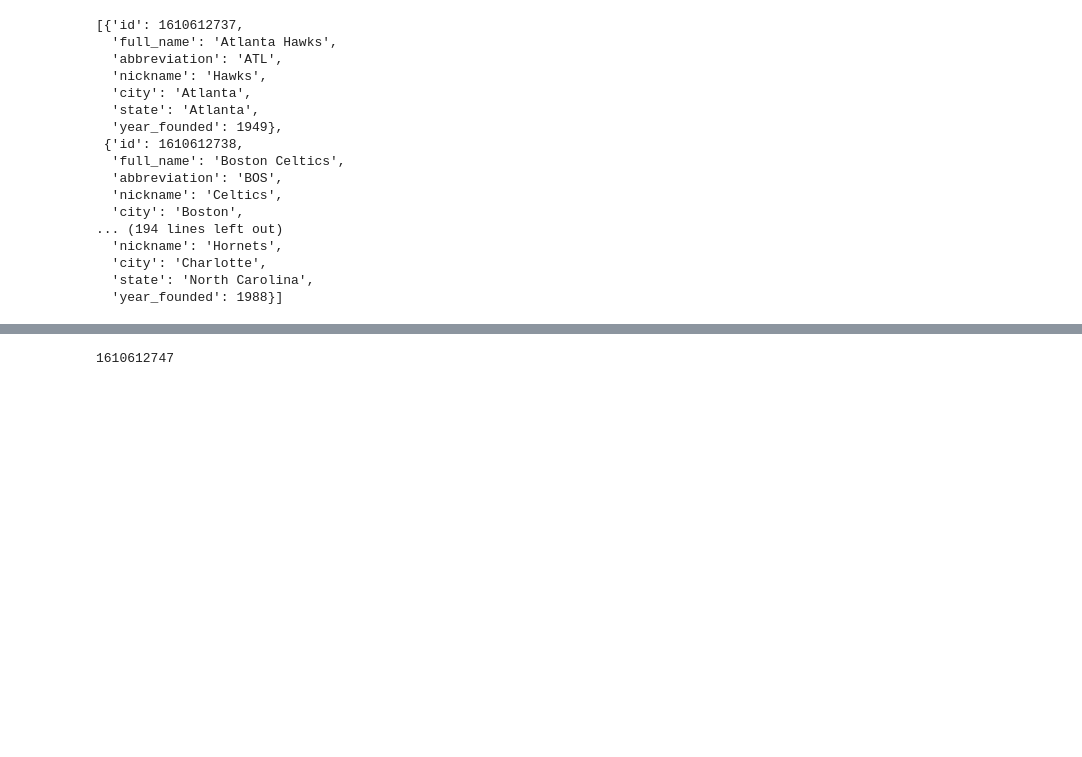
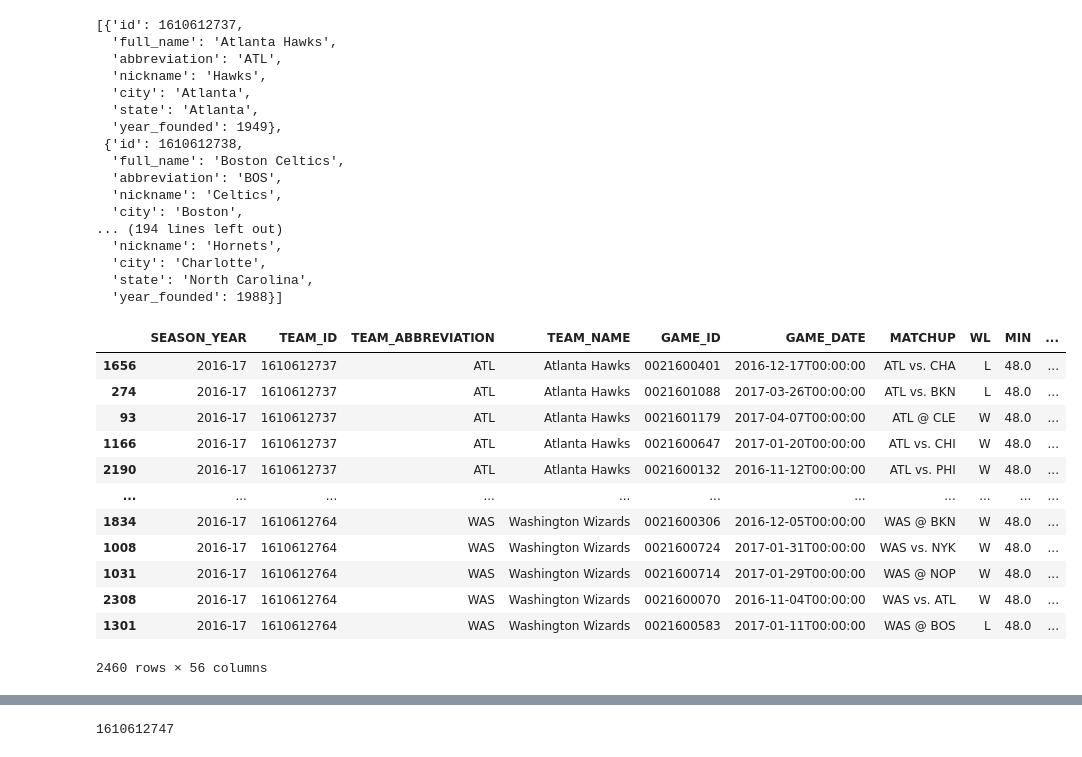
Before and after one commit to charles001203/nba_analysis_proj, a Jupyter notebook: nba_api-master/nba_webscraping.ipynb, the cells around one changed output, grey strips where cells are left out. Drawn from its saved outputs; the diff is of its cells as text; code cells hidden in the pictures; blank space fills up the shorter version.

```diff
--- a/nba_api-master/nba_webscraping.ipynb
+++ b/nba_api-master/nba_webscraping.ipynb
@@ -52,3 +74,24 @@ team_dict
   'city': 'Charlotte',
   'state': 'North Carolina',
   'year_founded': 1988}]
+# %%
+from nba_api.stats.endpoints import teamgamelogs
+teamgamelog = teamgamelogs.TeamGameLogs()
+teamgamelog_df = teamgamelog.get_data_frames()[0]
+#teamgamelog_df
+teamgamelog_sorted_df = teamgamelog_df.sort_values(by=['TEAM_ABBREVIATION'], ascending=True).dropna()
+teamgamelog_sorted_df
+# %% [output]
+|  | SEASON_YEAR | TEAM_ID | TEAM_ABBREVIATION | TEAM_NAME | GAME_ID | GAME_DATE | MATCHUP | WL | MIN | ... |
+| 1656 | 2016-17 | 1610612737 | ATL | Atlanta Hawks | 0021600401 | 2016-12-17T00:00:00 | ATL vs. CHA | L | 48.0 | ... |
+| 274 | 2016-17 | 1610612737 | ATL | Atlanta Hawks | 0021601088 | 2017-03-26T00:00:00 | ATL vs. BKN | L | 48.0 | ... |
+| 93 | 2016-17 | 1610612737 | ATL | Atlanta Hawks | 0021601179 | 2017-04-07T00:00:00 | ATL @ CLE | W | 48.0 | ... |
+| 1166 | 2016-17 | 1610612737 | ATL | Atlanta Hawks | 0021600647 | 2017-01-20T00:00:00 | ATL vs. CHI | W | 48.0 | ... |
+| 2190 | 2016-17 | 1610612737 | ATL | Atlanta Hawks | 0021600132 | 2016-11-12T00:00:00 | ATL vs. PHI | W | 48.0 | ... |
+| ... | ... | ... | ... | ... | ... | ... | ... | ... | ... | ... |
+| 1834 | 2016-17 | 1610612764 | WAS | Washington Wizards | 0021600306 | 2016-12-05T00:00:00 | WAS @ BKN | W | 48.0 | ... |
+| 1008 | 2016-17 | 1610612764 | WAS | Washington Wizards | 0021600724 | 2017-01-31T00:00:00 | WAS vs. NYK | W | 48.0 | ... |
+| 1031 | 2016-17 | 1610612764 | WAS | Washington Wizards | 0021600714 | 2017-01-29T00:00:00 | WAS @ NOP | W | 48.0 | ... |
+| 2308 | 2016-17 | 1610612764 | WAS | Washington Wizards | 0021600070 | 2016-11-04T00:00:00 | WAS vs. ATL | W | 48.0 | ... |
+| 1301 | 2016-17 | 1610612764 | WAS | Washington Wizards | 0021600583 | 2017-01-11T00:00:00 | WAS @ BOS | L | 48.0 | ... |
+2460 rows × 56 columns
```
Also changed, not shown: parts of 6 cells of this notebook, 1 other file.
